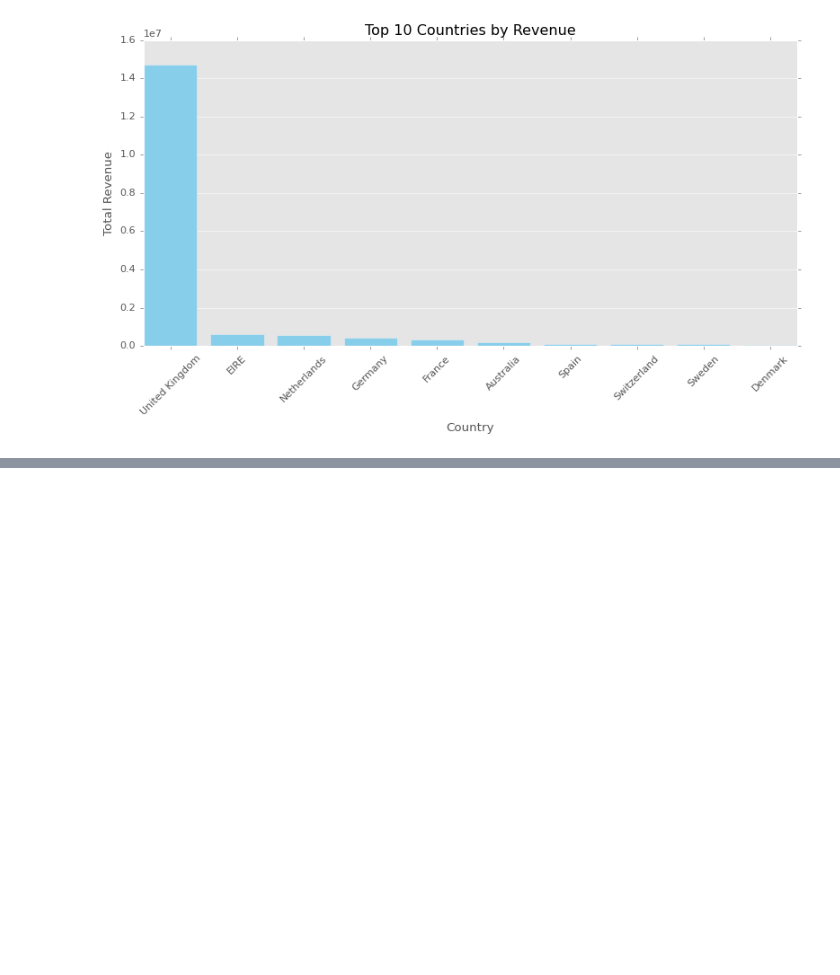
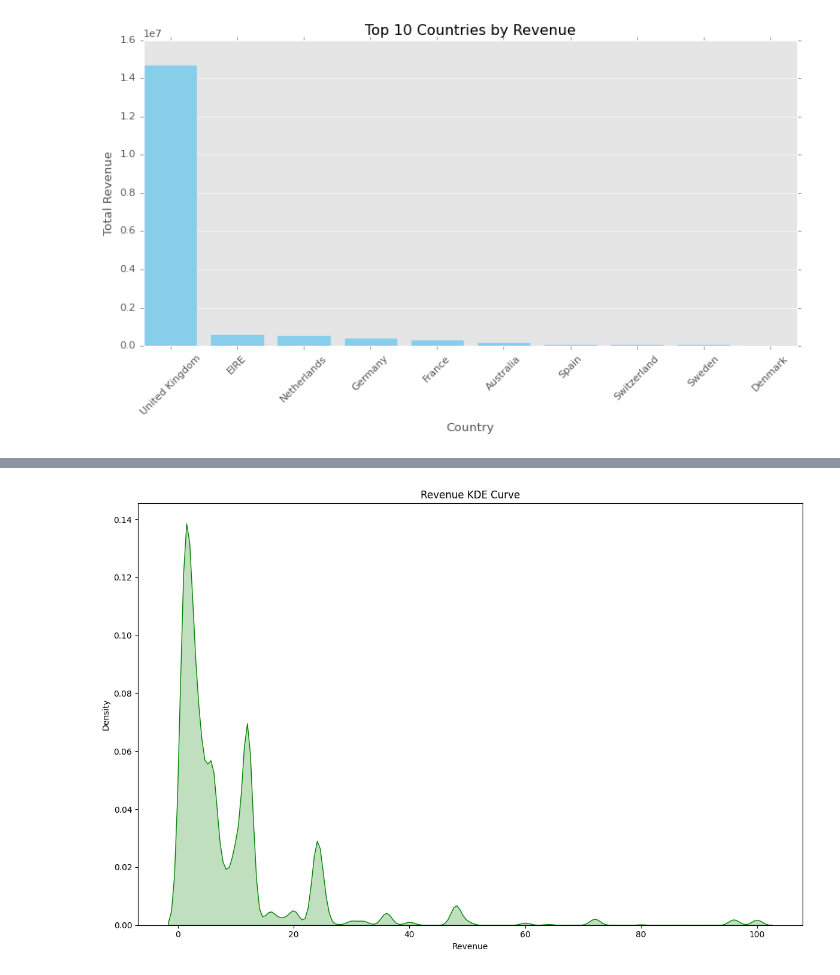
Before and after one commit to adirajnesh/my_test, a Jupyter notebook: myfile.ipynb, the cells around one changed output, grey strips where cells are left out. Saved outputs shown, nothing was run; the diff lists cells and outputs as text; code cells hidden in the pictures; blank space fills up the shorter version.

```diff
--- a/myfile.ipynb
+++ b/myfile.ipynb
@@ -350,0 +384,10 @@ plt.show()
+# %%
+# sns.kdeplot() — KDE (smooth version of histogram)
+plt.figure(figsize=(12, 8))
+sns.kdeplot(df_quantity['Quantity'], fill=True, color='green')
+plt.title('Revenue KDE Curve')
+plt.xlabel('Revenue')
+plt.tight_layout()
+plt.show()
+# %% [output]
+[figure, added]
```
Also changed, not shown: parts of 23 cells of this notebook, 1 other file.
